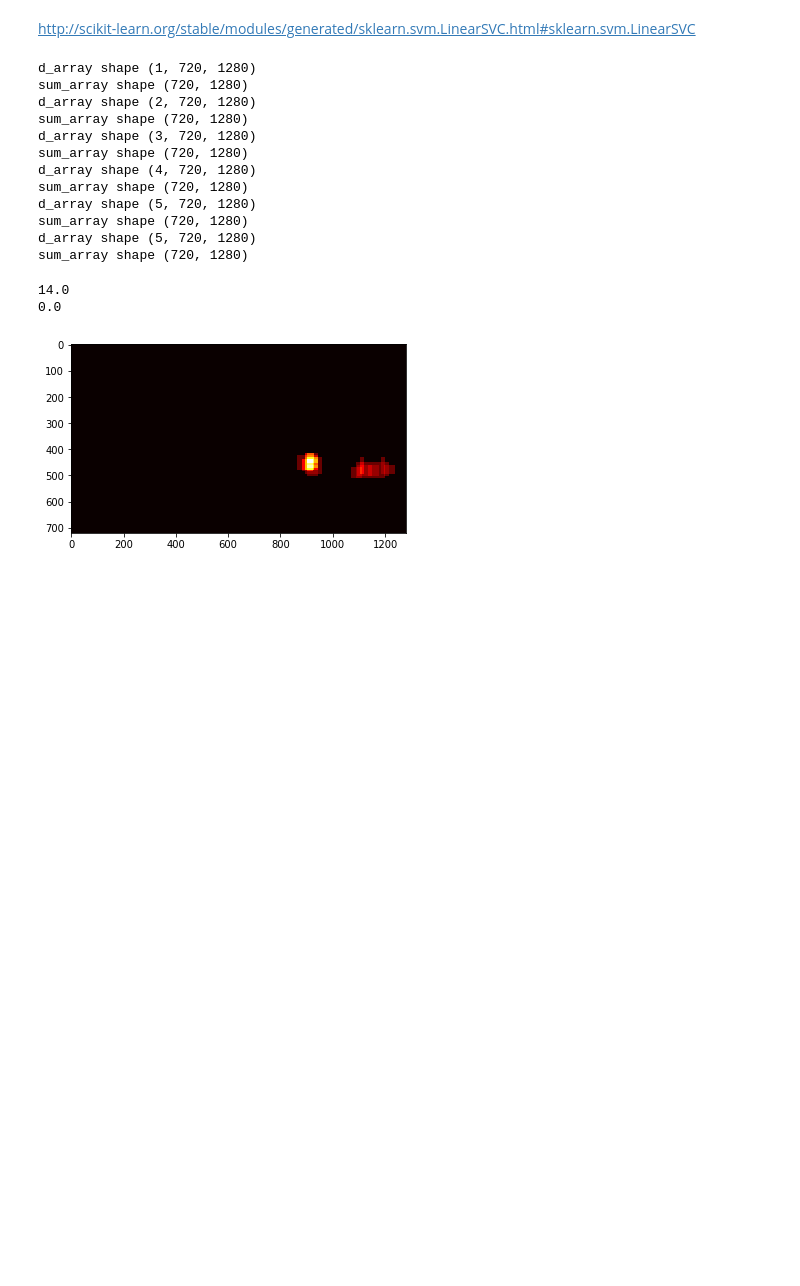
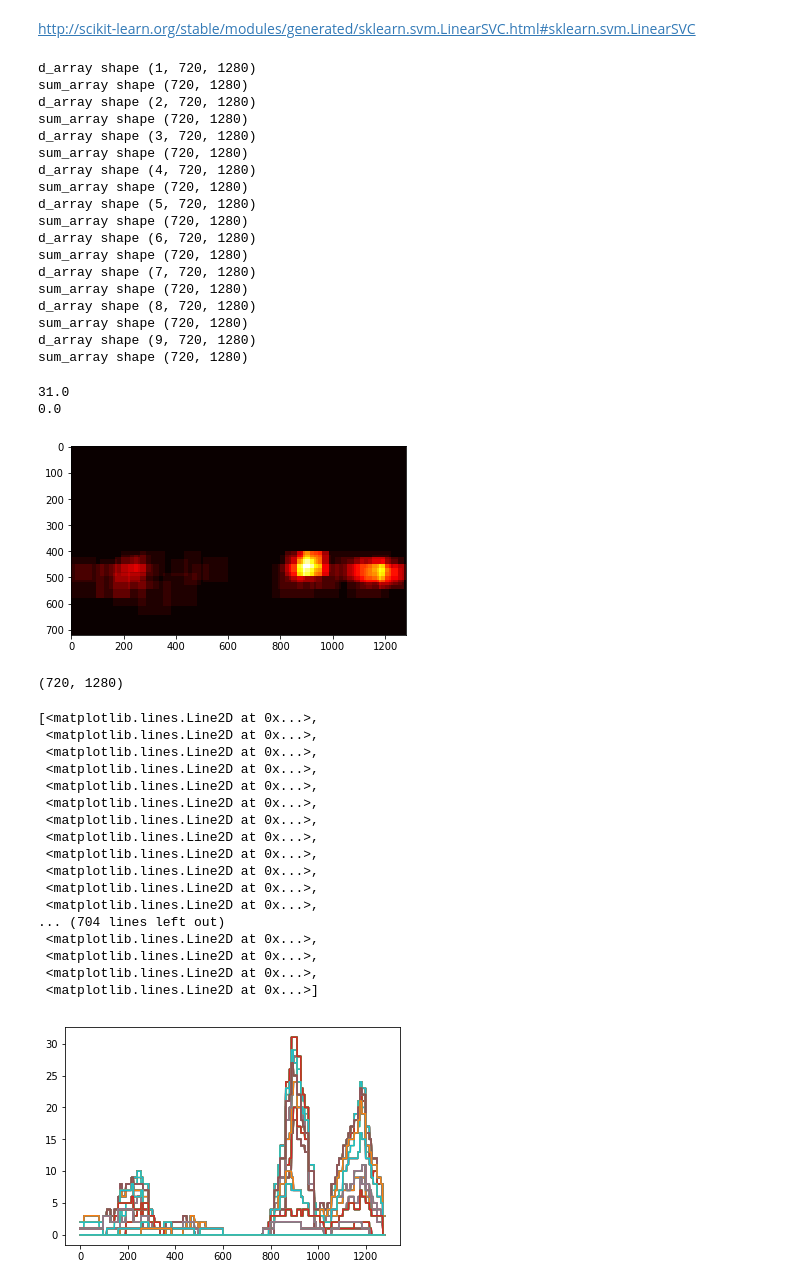
Before and after one commit to duke24k/self-driving-car-nd, a Jupyter notebook: p5/p5_submit_debugging.ipynb, the cells around one changed output. Cells and saved outputs as stored; diff of their text form; code cells hidden in the pictures; blank space fills up the shorter version.

```diff
--- a/p5/p5_submit_debugging.ipynb
+++ b/p5/p5_submit_debugging.ipynb
@@ -97,17 +101,22 @@ windows = create_windows(pyramid, image_size,xy_overlap=(0.5, 0.75))
 #print(windows)
 # %%
 heat_box = []
-box_threshold = 1
+box_threshold = 0
 sum_array_threshold = 0
 labeled_image = []
 
-d = deque(maxlen=5)
+image_no = 9
 
-for image in range(6):
+d = deque(maxlen=image_no)
+cutoff=cutoff
+
+
+
+for image in range(image_no):
 
     prefix = 'test_images/test'
 
-    image = mpimg.imread( prefix + str(image+1) + '.jpg')
+    image = mpimg.imread( prefix + str(image_no - image) + '.jpg')
 
     test, box_list, pred_dist = find_cars(image, windows, svc, image_size= (64,64), cutoff=cutoff,
                             cspace=cspace, spatial_size=spatial_size,  hist_bins=hist_bins,
@@ -152,15 +161,47 @@ d_array shape (4, 720, 1280)
 sum_array shape (720, 1280)
 d_array shape (5, 720, 1280)
 sum_array shape (720, 1280)
-d_array shape (5, 720, 1280)
+d_array shape (6, 720, 1280)
 sum_array shape (720, 1280)
+d_array shape (7, 720, 1280)
+sum_array shape (720, 1280)
+d_array shape (8, 720, 1280)
+sum_array shape (720, 1280)
+d_array shape (9, 720, 1280)
+sum_array shape (720, 1280)
 # %%
 print(np.max(sum_array))
 print(np.min(sum_array))
 plt.imshow(sum_array, cmap='hot', interpolation='nearest')
 plt.show()
+
+print(sum_array.shape)
+
+print()
 # %% [output]
-14.0
+31.0
 0.0
-[figure, old version]
+[figure, new version]
+(720, 1280)
+# %%
+plt.plot(sum_array.T)
+# %% [output]
+[<matplotlib.lines.Line2D at 0x...>,
+ <matplotlib.lines.Line2D at 0x...>,
+ <matplotlib.lines.Line2D at 0x...>,
+ <matplotlib.lines.Line2D at 0x...>,
+ <matplotlib.lines.Line2D at 0x...>,
+ <matplotlib.lines.Line2D at 0x...>,
+ <matplotlib.lines.Line2D at 0x...>,
+ <matplotlib.lines.Line2D at 0x...>,
+ <matplotlib.lines.Line2D at 0x...>,
+ <matplotlib.lines.Line2D at 0x...>,
+ <matplotlib.lines.Line2D at 0x...>,
+ <matplotlib.lines.Line2D at 0x...>,
+... (704 lines left out)
+ <matplotlib.lines.Line2D at 0x...>,
+ <matplotlib.lines.Line2D at 0x...>,
+ <matplotlib.lines.Line2D at 0x...>,
+ <matplotlib.lines.Line2D at 0x...>]
+[figure, added]
 # %%
```
Also changed, not shown: parts of 19 cells of this notebook, 18 other files.
